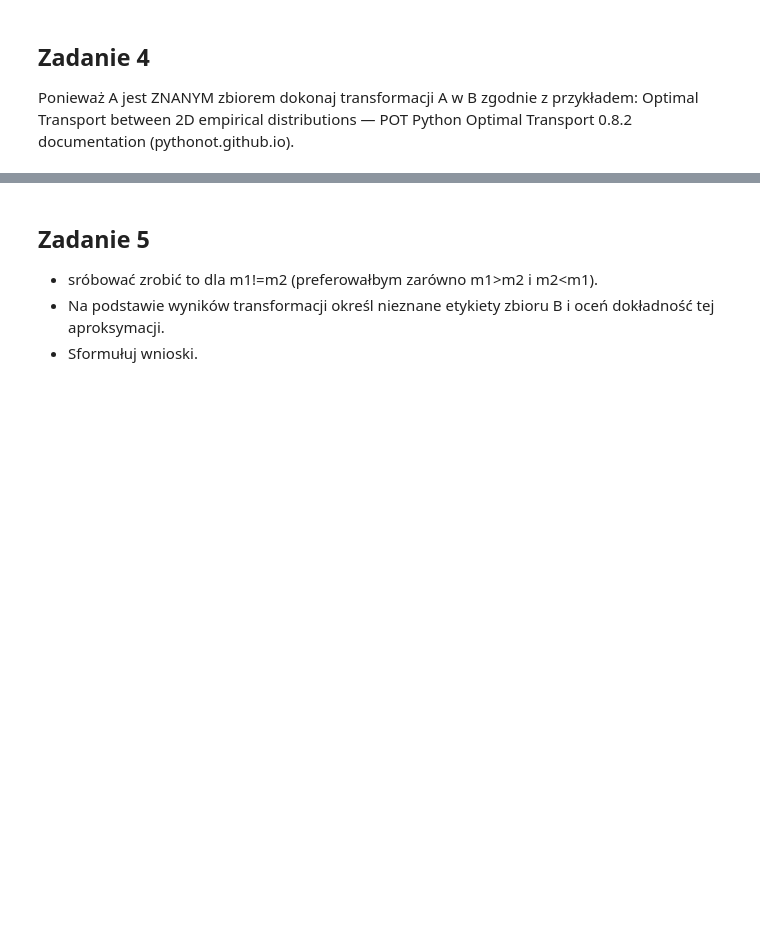
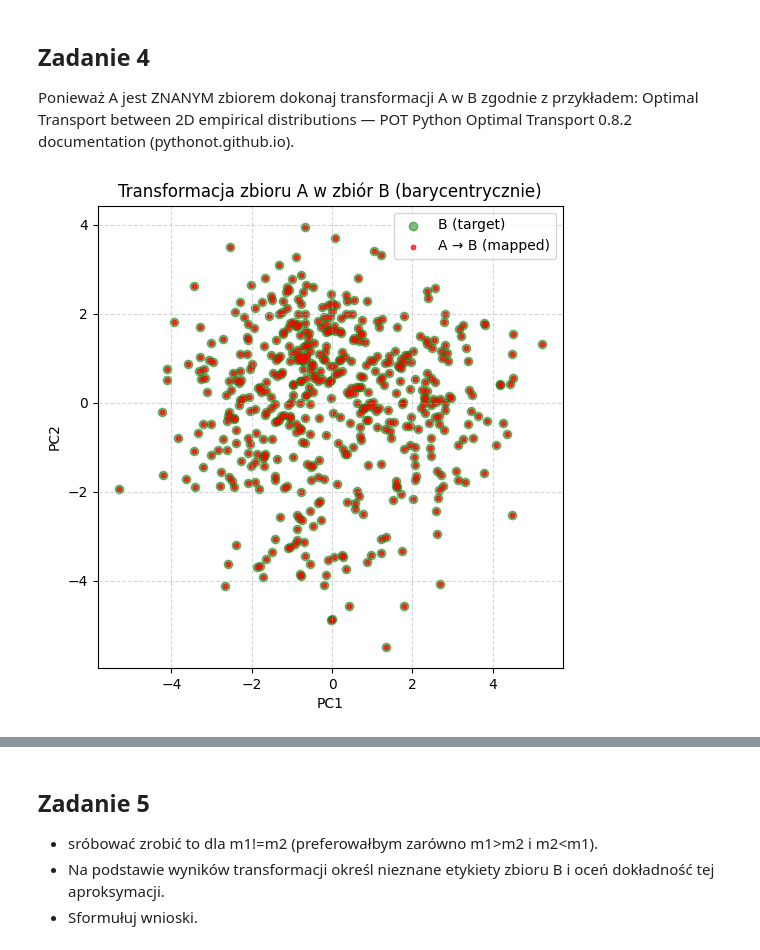
Before and after one commit to PiotrBra/MachineLearning, a Jupyter notebook: lab3/lab3.ipynb, the cells around one changed output, grey strips where cells are left out. Saved outputs shown, nothing was run; the diff lists cells and outputs as text; code cells hidden in the pictures; blank space fills up the shorter version.

```diff
--- a/lab3/lab3.ipynb
+++ b/lab3/lab3.ipynb
@@ -141,3 +191,27 @@ W jaki sposób definiuje się wektor wag dla rozkładu eksperymentalnego? Załó
 ## Zadanie 4
 
 Ponieważ A jest ZNANYM zbiorem dokonaj transformacji A w B zgodnie z przykładem: Optimal Transport between 2D empirical distributions — POT Python Optimal Transport 0.8.2 documentation (pythonot.github.io).
+# %%
+# 3) Definicja wag (empiryczny rozkład): równomierny
+a = np.ones(M1) / M1
+b = np.ones(M2) / M2
+
+# 4) Macierz kosztu i plan transportu (EMD)
+cost_matrix = ot.dist(A_2d, B_2d)      # odległość euklidesowa
+transport_plan = ot.emd(a, b, cost_matrix)  # exact EMD
+
+# 5) Barycentryczna projekcja: każdy punkt A mapujemy na średnią ważoną punktów B
+A_mapped = (transport_plan / a[:, None]).dot(B_2d)
+
+# 6) Wizualizacja
+plt.figure(figsize=(6,6))
+plt.scatter(B_2d[:,0], B_2d[:,1], c='green', alpha=0.5, label='B (target)')
+plt.scatter(A_mapped[:,0], A_mapped[:,1], c='red', s=10, alpha=0.7, label='A → B (mapped)')
+plt.legend()
+plt.title("Transformacja zbioru A w zbiór B (barycentrycznie)")
+plt.xlabel("PC1")
+plt.ylabel("PC2")
+plt.grid(True, linestyle='--', alpha=0.5)
+plt.show()
+# %% [output]
+[figure, added]
```
Also changed, not shown: parts of 8 cells of this notebook.
